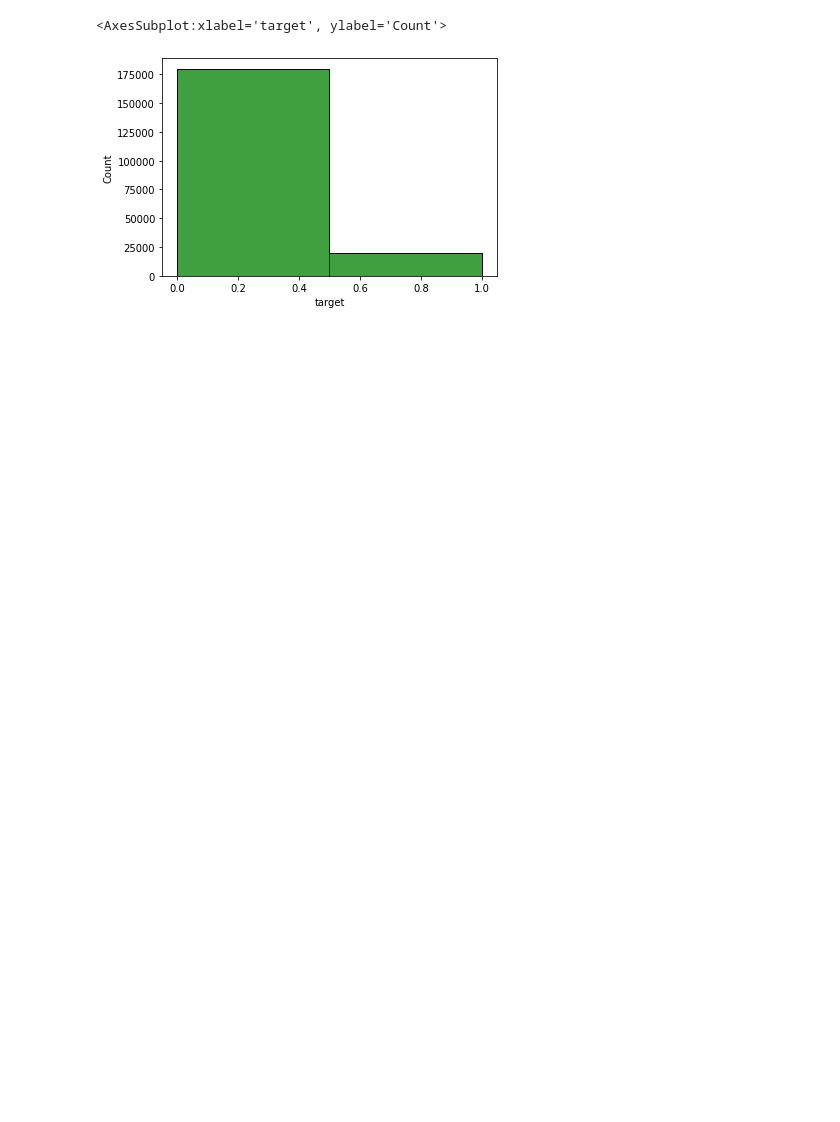
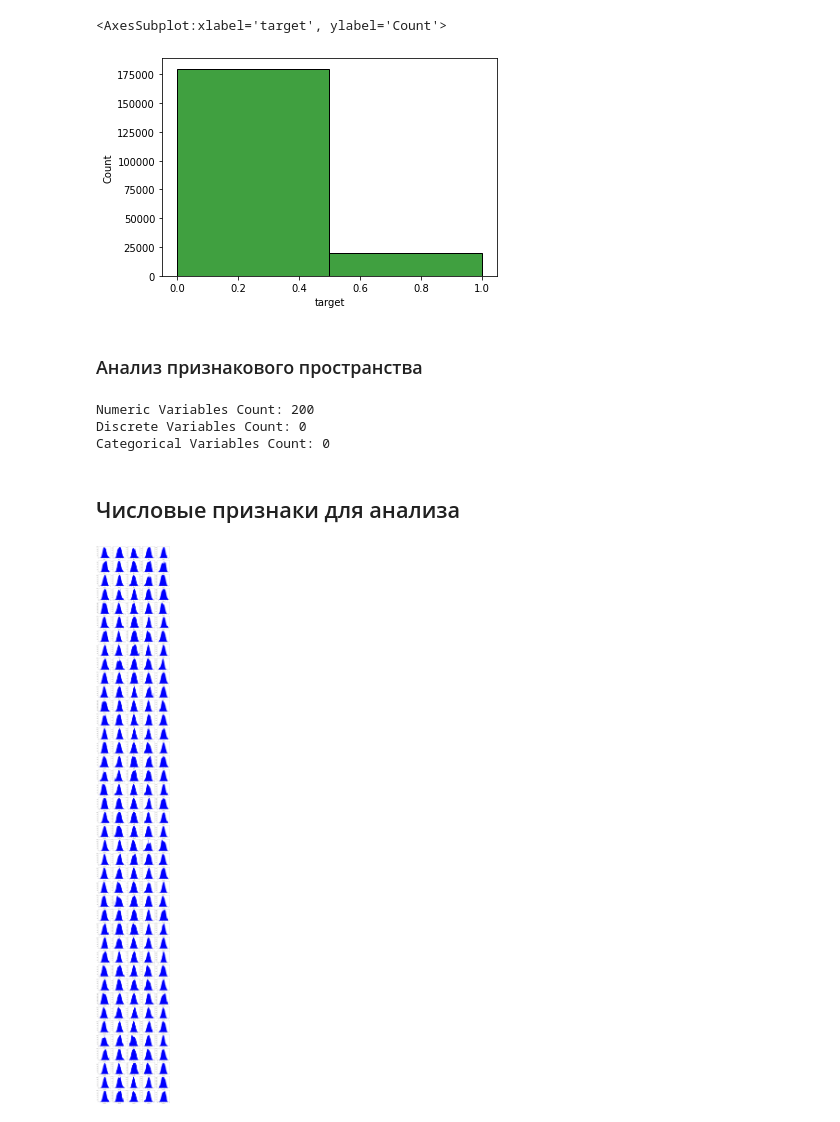
Before and after one commit to VokiVon-P/GB_Kaggle, a Jupyter notebook: notebooks/01_EDA.ipynb, the cells around one changed output. Saved outputs shown, nothing was run; the diff lists cells and outputs as text; code cells hidden in the pictures; blank space fills up the shorter version.

```diff
--- a/notebooks/01_EDA.ipynb
+++ b/notebooks/01_EDA.ipynb
@@ -150,3 +149,38 @@ sns.histplot(target, kde=False, color="green", bins=2)
 # %% [output]
 <AxesSubplot:xlabel='target', ylabel='Count'>
 [figure]
+# %% [markdown]
+### Анализ признакового пространства
+# %%
+ID_F = 'Id_code'
+TARGET_F = 'target'
+NUMERICAL_F = train.select_dtypes(include=[np.number]).columns.drop(TARGET_F)
+CAT_F = train.select_dtypes(include='object').columns.drop(CAT_F)
+# %%
+discrete_feature = [
+    feature for feature in NUMERICAL_F
+    if len(train[feature].unique())<25 and feature not in [ID_F, TARGET_F]
+]
+
+print(f"Numeric Variables Count: {len(NUMERICAL_F)}")
+print(f"Discrete Variables Count: {len(discrete_feature)}")
+print(f"Categorical Variables Count: {len(CAT_F)}")
+# %% [output]
+Numeric Variables Count: 200
+Discrete Variables Count: 0
+Categorical Variables Count: 0
+# %% [markdown]
+## Числовые признаки для анализа
+# %%
+rows = len(NUMERICAL_F)//5
+if len(NUMERICAL_F)%5 > 0:
+    rows += 1
+
+fig, axes = plt.subplots(rows, 5, figsize=(25, rows*5))
+
+for num, feature in enumerate(NUMERICAL_F):
+    data = train[feature].copy()
+    axes[num//5, num%5].hist(data, bins=50, color="blue")
+    axes[num//5, num%5].set_xlabel(feature, fontsize=14)
+# %% [output]
+[figure, added]
```
Also changed, not shown: parts of 5 cells of this notebook, 1 other file.
